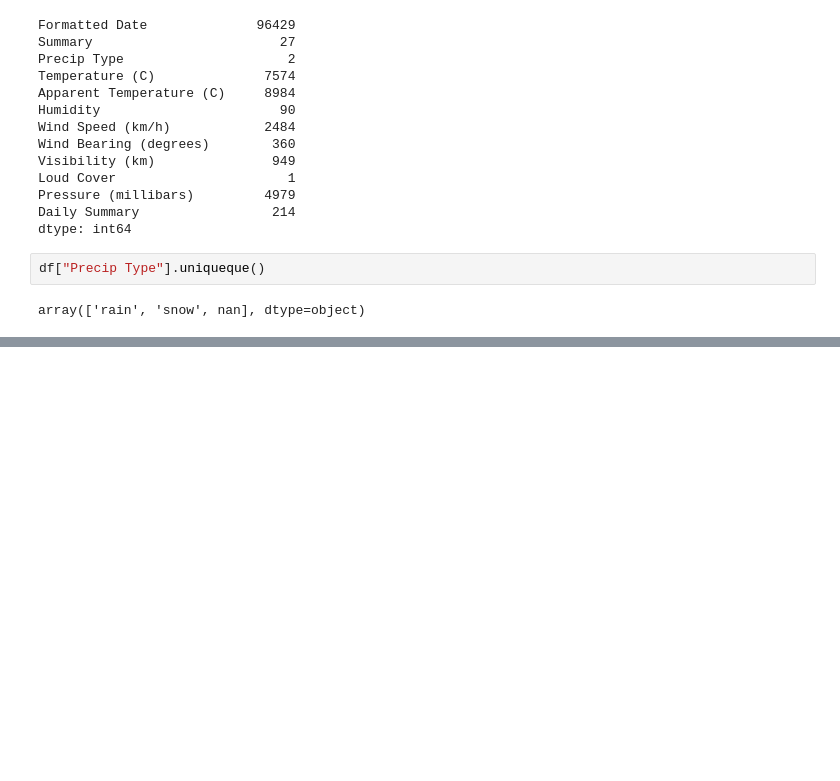
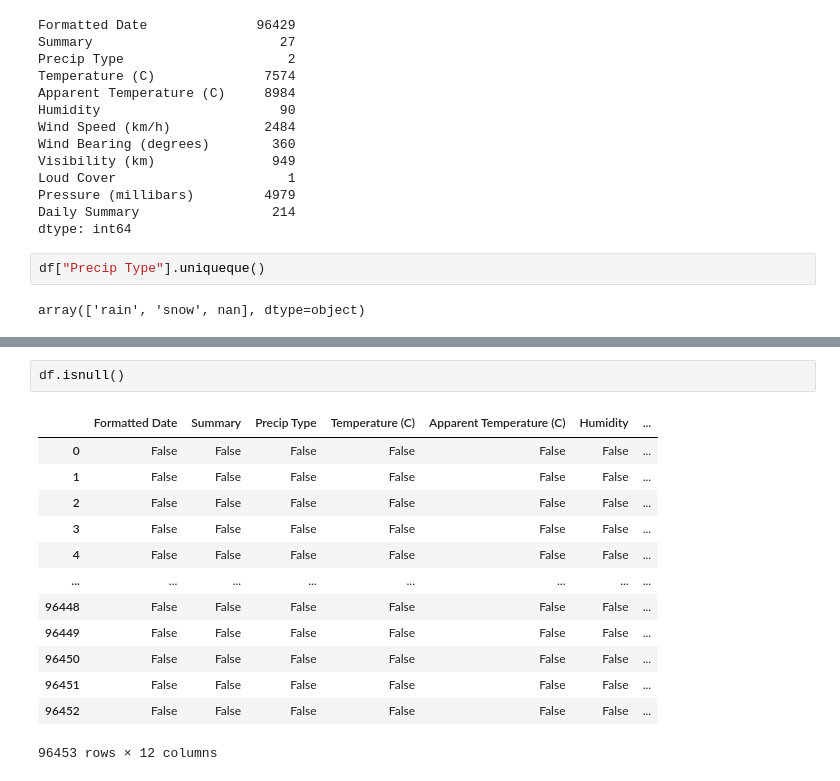
Before and after one commit to niteshprajapat/Kaggle-Weather-Dataset-Analysis, a Jupyter notebook: Weather Project.ipynb, the cells around one changed output, grey strips where cells are left out. Saved outputs shown, nothing was run; the diff lists cells and outputs as text; blank space fills up the shorter version.

```diff
--- a/Weather Project.ipynb
+++ b/Weather Project.ipynb
@@ -150,0 +264,16 @@ df["Precip Type"].is
+# %%
+df.isnull()
+# %% [output]
+|  | Formatted Date | Summary | Precip Type | Temperature (C) | Apparent Temperature (C) | Humidity | ... |
+| 0 | False | False | False | False | False | False | ... |
+| 1 | False | False | False | False | False | False | ... |
+| 2 | False | False | False | False | False | False | ... |
+| 3 | False | False | False | False | False | False | ... |
+| 4 | False | False | False | False | False | False | ... |
+| ... | ... | ... | ... | ... | ... | ... | ... |
+| 96448 | False | False | False | False | False | False | ... |
+| 96449 | False | False | False | False | False | False | ... |
+| 96450 | False | False | False | False | False | False | ... |
+| 96451 | False | False | False | False | False | False | ... |
+| 96452 | False | False | False | False | False | False | ... |
+96453 rows × 12 columns
```
Also changed, not shown: parts of 15 cells of this notebook.
